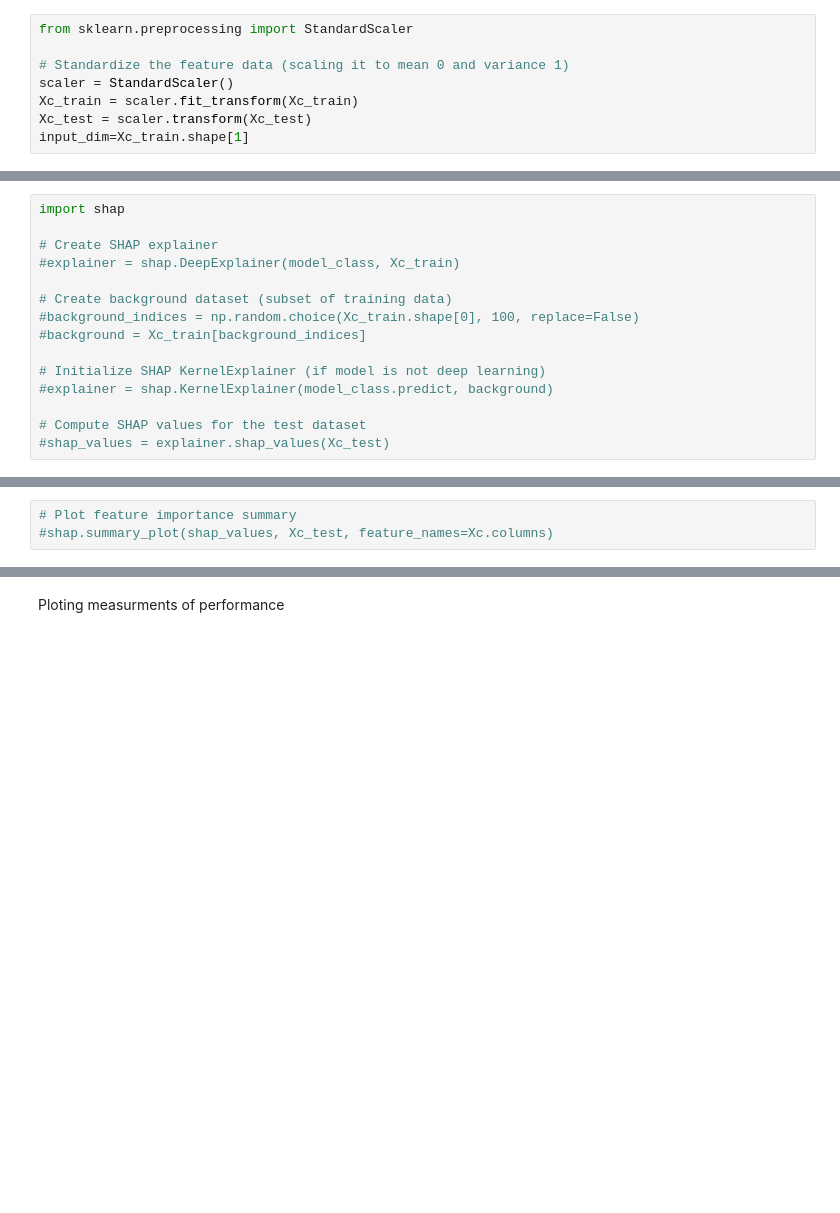
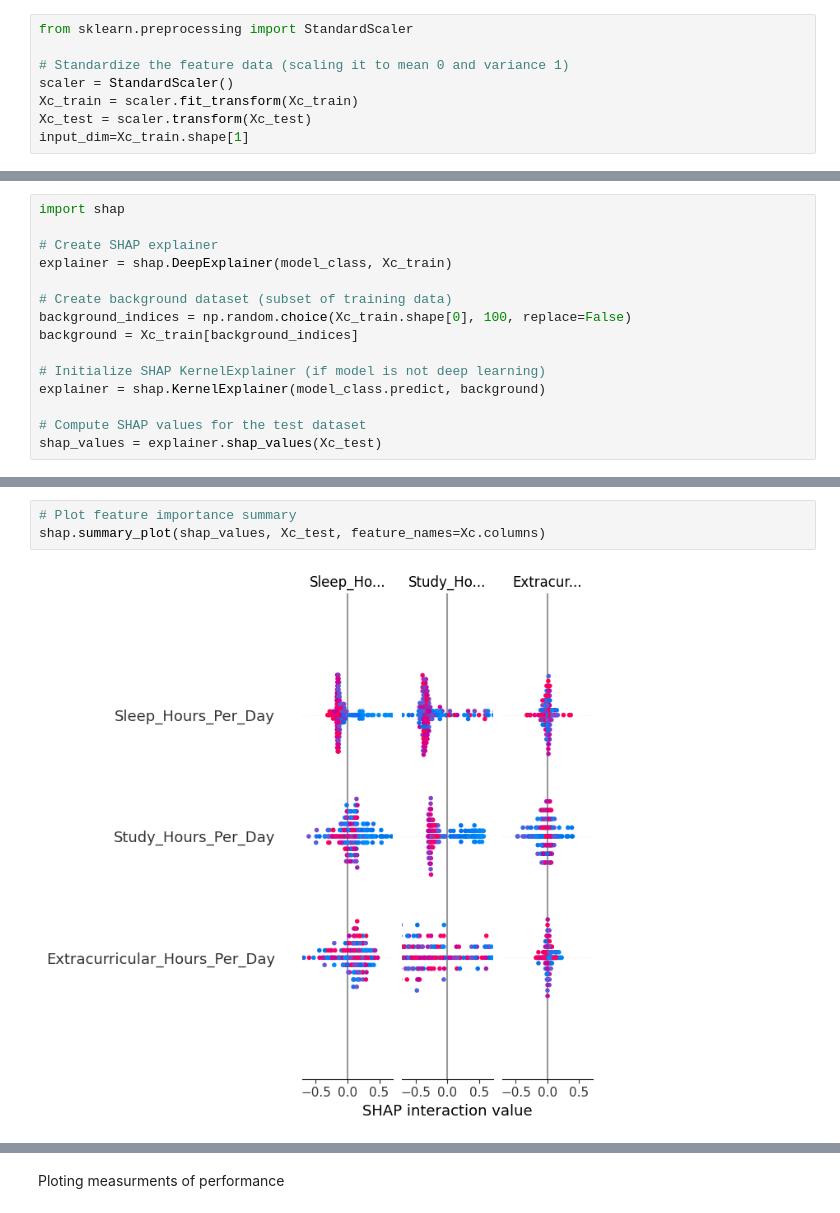
Before and after one commit to marta4cod/NNAssessment1, a Jupyter notebook: NNAs1.ipynb, the cells around one changed output, grey strips where cells are left out. Saved outputs shown, nothing was run; the diff lists cells and outputs as text; blank space fills up the shorter version.

```diff
--- a/NNAs1.ipynb
+++ b/NNAs1.ipynb
@@ -365,14 +362,14 @@ weighted avg       0.95      0.95      0.95       179
 import shap
 
 # Create SHAP explainer
-#explainer = shap.DeepExplainer(model_class, Xc_train)
+explainer = shap.DeepExplainer(model_class, Xc_train)
 
 # Create background dataset (subset of training data)
-#background_indices = np.random.choice(Xc_train.shape[0], 100, replace=False)
-#background = Xc_train[background_indices]
+background_indices = np.random.choice(Xc_train.shape[0], 100, replace=False)
+background = Xc_train[background_indices]
 
 # Initialize SHAP KernelExplainer (if model is not deep learning)
-#explainer = shap.KernelExplainer(model_class.predict, background)
+explainer = shap.KernelExplainer(model_class.predict, background)
 
 # Compute SHAP values for the test dataset
-#shap_values = explainer.shap_values(Xc_test)
+shap_values = explainer.shap_values(Xc_test)
@@ -379,4 +395,6 @@ import shap
 # %%
 # Plot feature importance summary
-#shap.summary_plot(shap_values, Xc_test, feature_names=Xc.columns)
+shap.summary_plot(shap_values, Xc_test, feature_names=Xc.columns)
+# %% [output]
+[figure, added]
 # %%
```
Also changed, not shown: parts of 21 cells of this notebook.
